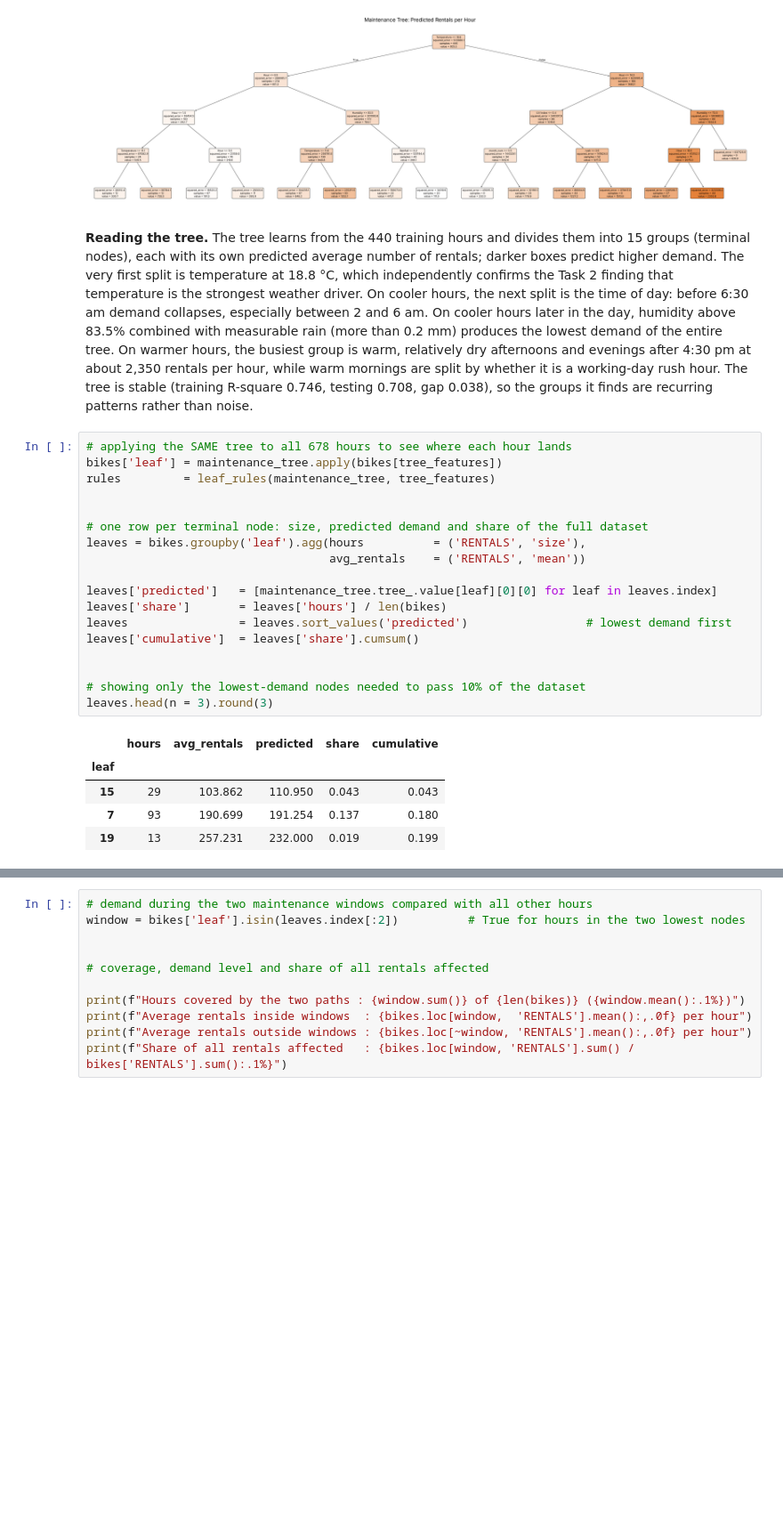
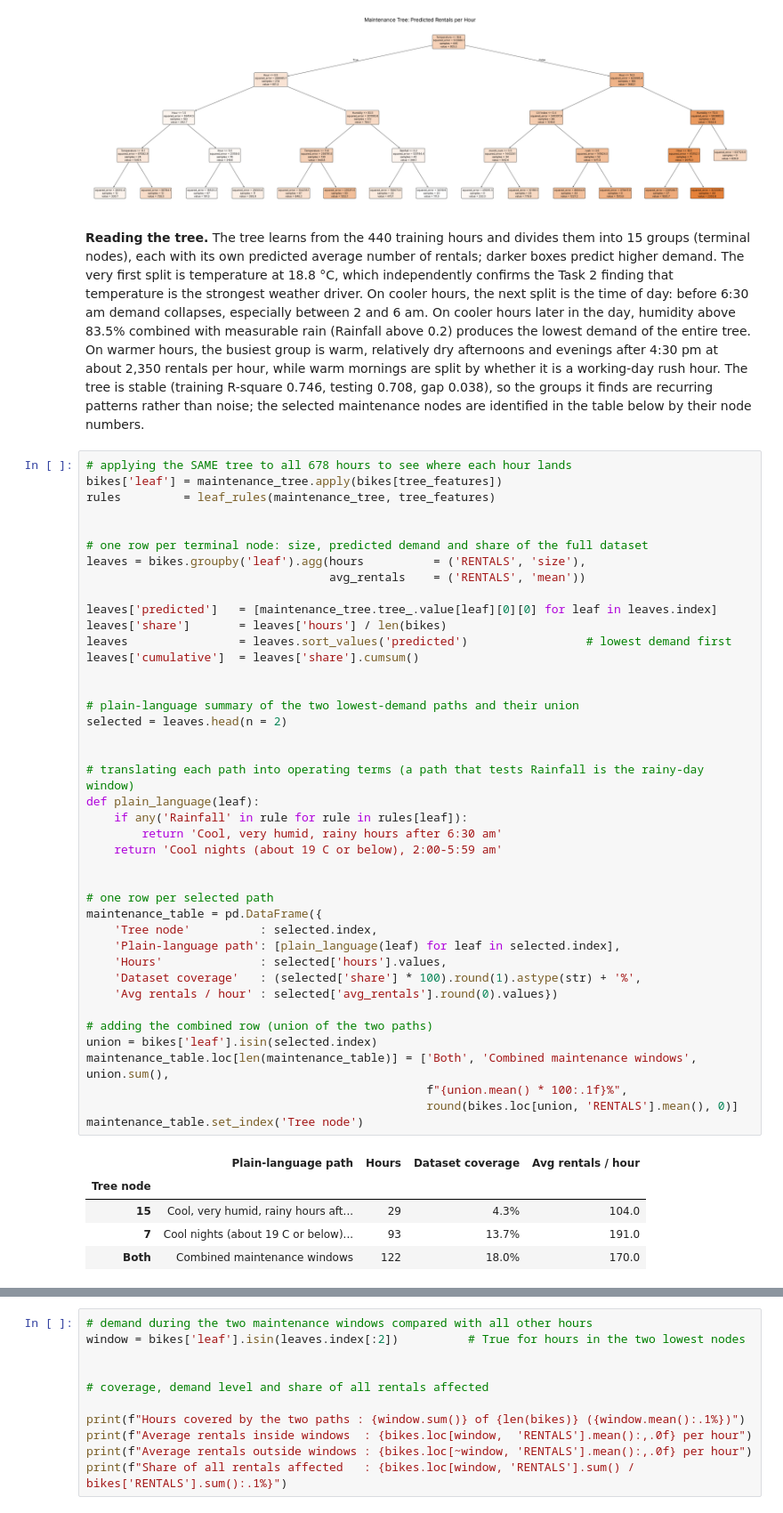
Before and after one commit to seyhasenganz/my-sql-assignment, a Jupyter notebook: Final-Bike-Rentals/Bike_Rentals_Final_Assignment.ipynb, the cells around one changed output, grey strips where cells are left out. Shown at 89% size. Cells and saved outputs as stored; diff of their text form; blank space fills up the shorter version.

```diff
--- a/Final-Bike-Rentals/Bike_Rentals_Final_Assignment.ipynb
+++ b/Final-Bike-Rentals/Bike_Rentals_Final_Assignment.ipynb
@@ -484,29 +562,52 @@ plt.show()
 # %% [output]
 [figure]
 # %% [markdown]
-<strong>Reading the tree.</strong> The tree learns from the 440 training hours and divides them into 15 groups (terminal nodes), each with its own predicted average number of rentals; darker boxes predict higher demand. The very first split is temperature at 18.8 °C, which independently confirms the Task 2 finding that temperature is the strongest weather driver. On cooler hours, the next split is the time of day: before 6:30 am demand collapses, especially between 2 and 6 am. On cooler hours later in the day, humidity above 83.5% combined with measurable rain (more than 0.2 mm) produces the lowest demand of the entire tree. On warmer hours, the busiest group is warm, relatively dry afternoons and evenings after 4:30 pm at about 2,350 rentals per hour, while warm mornings are split by whether it is a working-day rush hour. The tree is stable (training R-square 0.746, testing 0.708, gap 0.038), so the groups it finds are recurring patterns rather than noise.
+<strong>Reading the tree.</strong> The tree learns from the 440 training hours and divides them into 15 groups (terminal nodes), each with its own predicted average number of rentals; darker boxes predict higher demand. The very first split is temperature at 18.8 °C, which independently confirms the Task 2 finding that temperature is the strongest weather driver. On cooler hours, the next split is the time of day: before 6:30 am demand collapses, especially between 2 and 6 am. On cooler hours later in the day, humidity above 83.5% combined with measurable rain (Rainfall above 0.2) produces the lowest demand of the entire tree. On warmer hours, the busiest group is warm, relatively dry afternoons and evenings after 4:30 pm at about 2,350 rentals per hour, while warm mornings are split by whether it is a working-day rush hour. The tree is stable (training R-square 0.746, testing 0.708, gap 0.038), so the groups it finds are recurring patterns rather than noise; the selected maintenance nodes are identified in the table below by their node numbers.
 # %%
 # applying the SAME tree to all 678 hours to see where each hour lands
 bikes['leaf'] = maintenance_tree.apply(bikes[tree_features])
 rules         = leaf_rules(maintenance_tree, tree_features)
 
 
 # one row per terminal node: size, predicted demand and share of the full dataset
 leaves = bikes.groupby('leaf').agg(hours          = ('RENTALS', 'size'),
                                    avg_rentals    = ('RENTALS', 'mean'))
 
 leaves['predicted']   = [maintenance_tree.tree_.value[leaf][0][0] for leaf in leaves.index]
 leaves['share']       = leaves['hours'] / len(bikes)
 leaves                = leaves.sort_values('predicted')                 # lowest demand first
 leaves['cumulative']  = leaves['share'].cumsum()
 
 
-# showing only the lowest-demand nodes needed to pass 10% of the dataset
-leaves.head(n = 3).round(3)
+# plain-language summary of the two lowest-demand paths and their union
+selected = leaves.head(n = 2)
+
+
+# translating each path into operating terms (a path that tests Rainfall is the rainy-day window)
+def plain_language(leaf):
+    if any('Rainfall' in rule for rule in rules[leaf]):
+        return 'Cool, very humid, rainy hours after 6:30 am'
+    return 'Cool nights (about 19 C or below), 2:00-5:59 am'
+
+
+# one row per selected path
+maintenance_table = pd.DataFrame({
+    'Tree node'          : selected.index,
+    'Plain-language path': [plain_language(leaf) for leaf in selected.index],
+    'Hours'              : selected['hours'].values,
+    'Dataset coverage'   : (selected['share'] * 100).round(1).astype(str) + '%',
+    'Avg rentals / hour' : selected['avg_rentals'].round(0).values})
+
+# adding the combined row (union of the two paths)
+union = bikes['leaf'].isin(selected.index)
+maintenance_table.loc[len(maintenance_table)] = ['Both', 'Combined maintenance windows', union.sum(),
+                                                 f"{union.mean() * 100:.1f}%",
+                                                 round(bikes.loc[union, 'RENTALS'].mean(), 0)]
+maintenance_table.set_index('Tree node')
 # %% [output]
-|  | hours | avg_rentals | predicted | share | cumulative |
-| leaf |  |  |  |  |  |
-| 15 | 29 | 103.862 | 110.950 | 0.043 | 0.043 |
-| 7 | 93 | 190.699 | 191.254 | 0.137 | 0.180 |
-| 19 | 13 | 257.231 | 232.000 | 0.019 | 0.199 |
+|  | Plain-language path | Hours | Dataset coverage | Avg rentals / hour |
+| Tree node |  |  |  |  |
+| 15 | Cool, very humid, rainy hours aft... | 29 | 4.3% | 104.0 |
+| 7 | Cool nights (about 19 C or below)... | 93 | 13.7% | 191.0 |
+| Both | Combined maintenance windows | 122 | 18.0% | 170.0 |
 # %%
```
Also changed, not shown: parts of 24 cells of this notebook, 1 other file.
